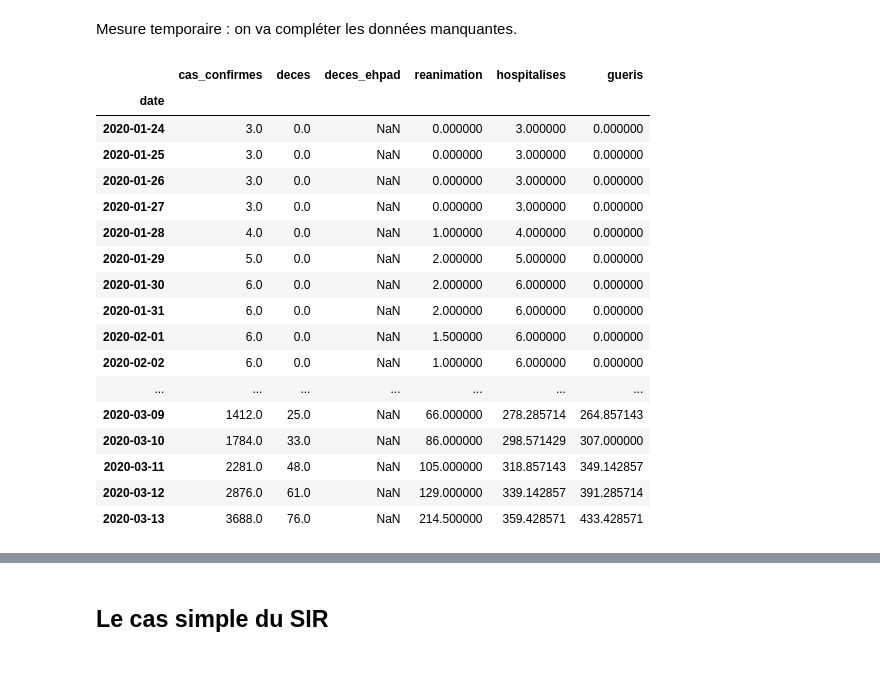
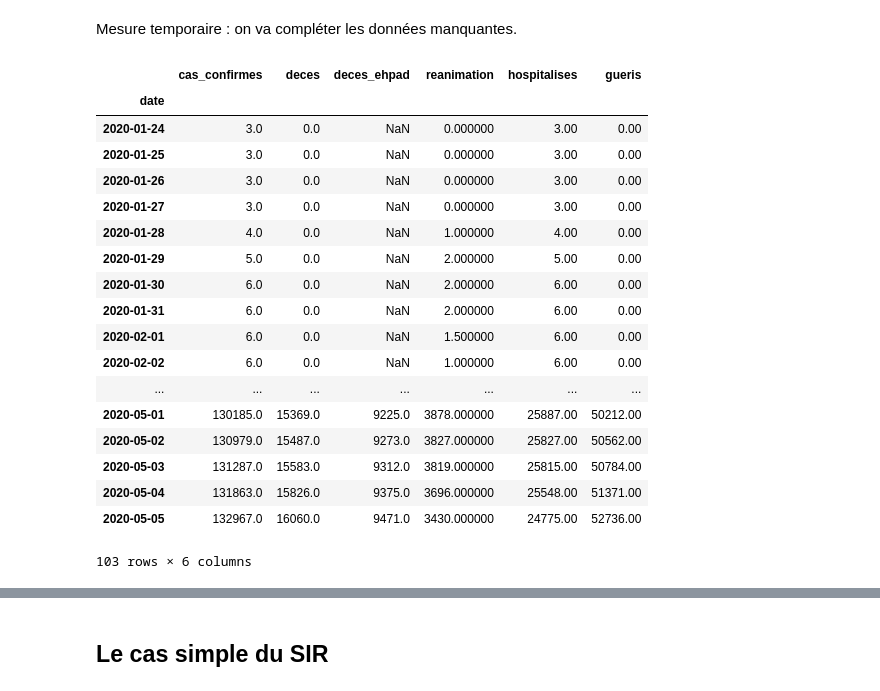
Before and after one commit to cristal-smac/covid, a Jupyter notebook: covid_simulation.ipynb, the cells around one changed output, grey strips where cells are left out. Saved outputs shown, nothing was run; the diff lists cells and outputs as text; code cells hidden in the pictures.

```diff
--- a/covid_simulation.ipynb
+++ b/covid_simulation.ipynb
@@ -581,26 +581,27 @@ data = data.dropna(how='all')
 data['reanimation'][0:3] = 0
 data['gueris'][0:3] = 0
 # %%
-data.head(50)
+data
 # %% [output]
 |  | cas_confirmes | deces | deces_ehpad | reanimation | hospitalises | gueris |
 | date |  |  |  |  |  |  |
-| 2020-01-24 | 3.0 | 0.0 | NaN | 0.000000 | 3.000000 | 0.000000 |
-| 2020-01-25 | 3.0 | 0.0 | NaN | 0.000000 | 3.000000 | 0.000000 |
-| 2020-01-26 | 3.0 | 0.0 | NaN | 0.000000 | 3.000000 | 0.000000 |
-| 2020-01-27 | 3.0 | 0.0 | NaN | 0.000000 | 3.000000 | 0.000000 |
-| 2020-01-28 | 4.0 | 0.0 | NaN | 1.000000 | 4.000000 | 0.000000 |
-| 2020-01-29 | 5.0 | 0.0 | NaN | 2.000000 | 5.000000 | 0.000000 |
-| 2020-01-30 | 6.0 | 0.0 | NaN | 2.000000 | 6.000000 | 0.000000 |
-| 2020-01-31 | 6.0 | 0.0 | NaN | 2.000000 | 6.000000 | 0.000000 |
-| 2020-02-01 | 6.0 | 0.0 | NaN | 1.500000 | 6.000000 | 0.000000 |
-| 2020-02-02 | 6.0 | 0.0 | NaN | 1.000000 | 6.000000 | 0.000000 |
+| 2020-01-24 | 3.0 | 0.0 | NaN | 0.000000 | 3.00 | 0.00 |
+| 2020-01-25 | 3.0 | 0.0 | NaN | 0.000000 | 3.00 | 0.00 |
+| 2020-01-26 | 3.0 | 0.0 | NaN | 0.000000 | 3.00 | 0.00 |
+| 2020-01-27 | 3.0 | 0.0 | NaN | 0.000000 | 3.00 | 0.00 |
+| 2020-01-28 | 4.0 | 0.0 | NaN | 1.000000 | 4.00 | 0.00 |
+| 2020-01-29 | 5.0 | 0.0 | NaN | 2.000000 | 5.00 | 0.00 |
+| 2020-01-30 | 6.0 | 0.0 | NaN | 2.000000 | 6.00 | 0.00 |
+| 2020-01-31 | 6.0 | 0.0 | NaN | 2.000000 | 6.00 | 0.00 |
+| 2020-02-01 | 6.0 | 0.0 | NaN | 1.500000 | 6.00 | 0.00 |
+| 2020-02-02 | 6.0 | 0.0 | NaN | 1.000000 | 6.00 | 0.00 |
 | ... | ... | ... | ... | ... | ... | ... |
-| 2020-03-09 | 1412.0 | 25.0 | NaN | 66.000000 | 278.285714 | 264.857143 |
-| 2020-03-10 | 1784.0 | 33.0 | NaN | 86.000000 | 298.571429 | 307.000000 |
-| 2020-03-11 | 2281.0 | 48.0 | NaN | 105.000000 | 318.857143 | 349.142857 |
-| 2020-03-12 | 2876.0 | 61.0 | NaN | 129.000000 | 339.142857 | 391.285714 |
-| 2020-03-13 | 3688.0 | 76.0 | NaN | 214.500000 | 359.428571 | 433.428571 |
+| 2020-05-01 | 130185.0 | 15369.0 | 9225.0 | 3878.000000 | 25887.00 | 50212.00 |
+| 2020-05-02 | 130979.0 | 15487.0 | 9273.0 | 3827.000000 | 25827.00 | 50562.00 |
+| 2020-05-03 | 131287.0 | 15583.0 | 9312.0 | 3819.000000 | 25815.00 | 50784.00 |
+| 2020-05-04 | 131863.0 | 15826.0 | 9375.0 | 3696.000000 | 25548.00 | 51371.00 |
+| 2020-05-05 | 132967.0 | 16060.0 | 9471.0 | 3430.000000 | 24775.00 | 52736.00 |
+103 rows × 6 columns
 # %%
 fig, ax = plt.subplots(figsize=(12,7))
 #plt.plot(data['cas_confirmes'], label="Infectés")
```
Also changed, not shown: parts of 15 cells of this notebook, 9 other files.
